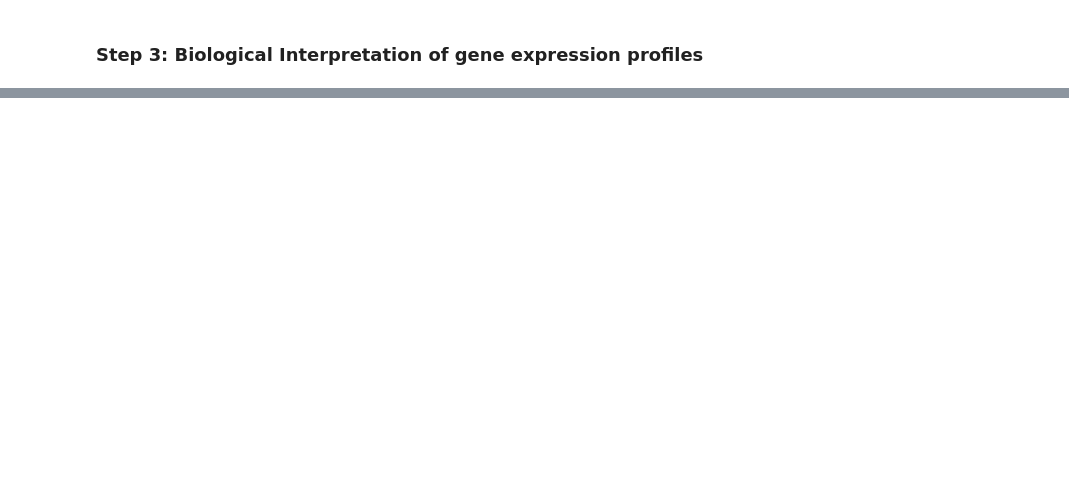
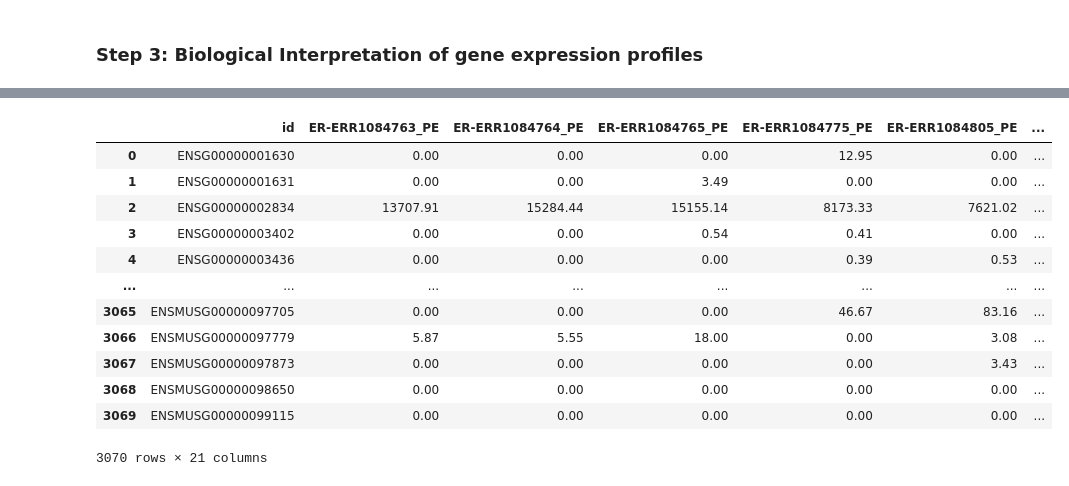
Before and after one commit to cappelchi/T-Bio, a Jupyter notebook: T_Bio_Practice_3.ipynb, the cells around one changed output, grey strips where cells are left out. Saved outputs shown, nothing was run; the diff lists cells and outputs as text; code cells hidden in the pictures; blank space fills up the shorter version.

```diff
--- a/T_Bio_Practice_3.ipynb
+++ b/T_Bio_Practice_3.ipynb
@@ -104,0 +156,16 @@ max        14753.160000      14150.690000  ...      17199.950000      19684.3600
+# %%
+genes_FPKM
+# %% [output]
+|  | id | ER-ERR1084763_PE | ER-ERR1084764_PE | ER-ERR1084765_PE | ER-ERR1084775_PE | ER-ERR1084805_PE | ... |
+| 0 | ENSG00000001630 | 0.00 | 0.00 | 0.00 | 12.95 | 0.00 | ... |
+| 1 | ENSG00000001631 | 0.00 | 0.00 | 3.49 | 0.00 | 0.00 | ... |
+| 2 | ENSG00000002834 | 13707.91 | 15284.44 | 15155.14 | 8173.33 | 7621.02 | ... |
+| 3 | ENSG00000003402 | 0.00 | 0.00 | 0.54 | 0.41 | 0.00 | ... |
+| 4 | ENSG00000003436 | 0.00 | 0.00 | 0.00 | 0.39 | 0.53 | ... |
+| ... | ... | ... | ... | ... | ... | ... | ... |
+| 3065 | ENSMUSG00000097705 | 0.00 | 0.00 | 0.00 | 46.67 | 83.16 | ... |
+| 3066 | ENSMUSG00000097779 | 5.87 | 5.55 | 18.00 | 0.00 | 3.08 | ... |
+| 3067 | ENSMUSG00000097873 | 0.00 | 0.00 | 0.00 | 0.00 | 3.43 | ... |
+| 3068 | ENSMUSG00000098650 | 0.00 | 0.00 | 0.00 | 0.00 | 0.00 | ... |
+| 3069 | ENSMUSG00000099115 | 0.00 | 0.00 | 0.00 | 0.00 | 0.00 | ... |
+3070 rows × 21 columns
```
Also changed, not shown: parts of 8 cells of this notebook.
